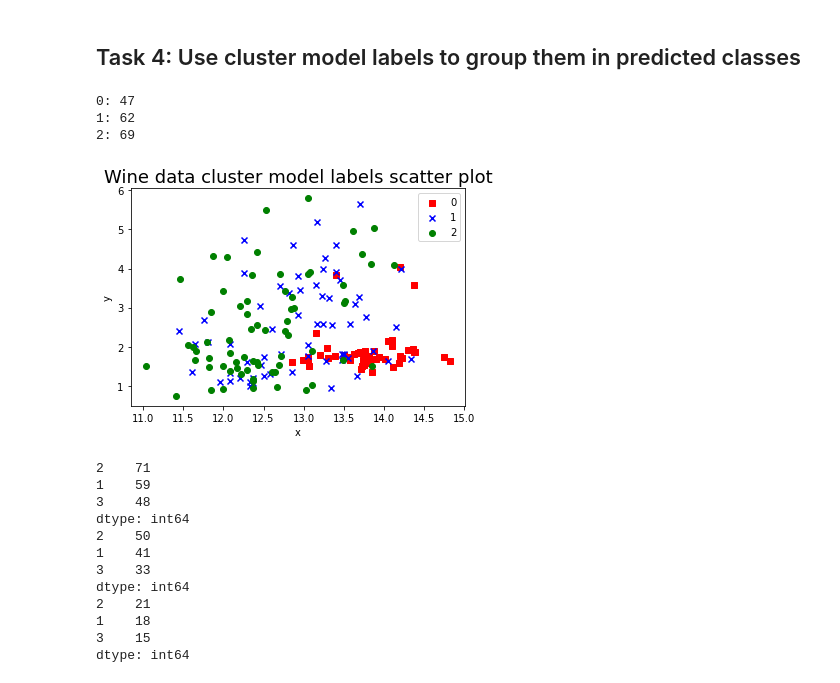
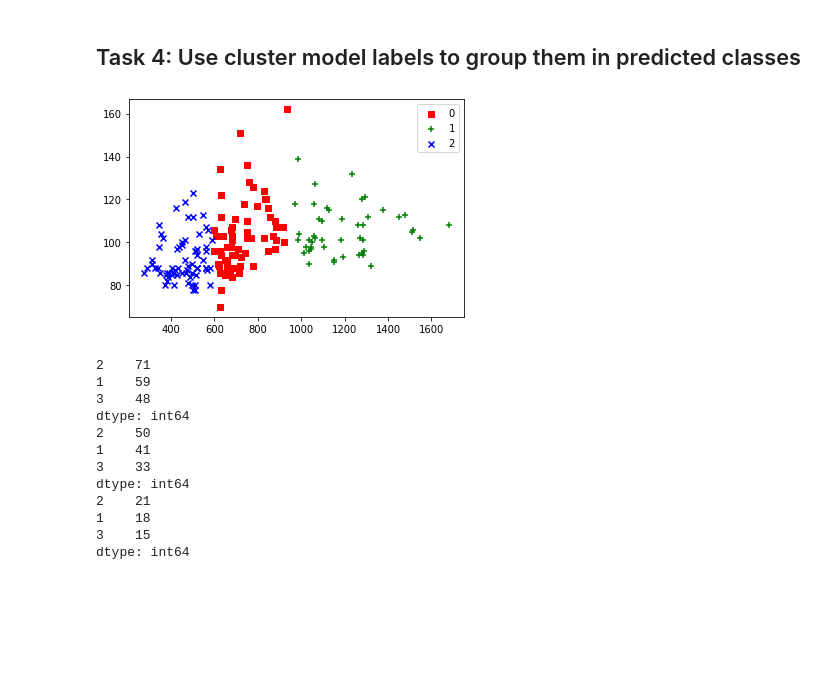
Before and after one commit to hfsuluova/CE888, a Jupyter notebook: Lab6/Lab_6_Exercise.ipynb, the cells around one changed output. Drawn from its saved outputs; the diff is of its cells as text; code cells hidden in the pictures; blank space fills up the shorter version.

```diff
--- a/Lab6/Lab_6_Exercise.ipynb
+++ b/Lab6/Lab_6_Exercise.ipynb
@@ -444,34 +408,25 @@ plt.legend(y_arr)
 # %% [markdown]
 ## Task 4: Use cluster model labels to group them in predicted classes
-# %%
-# Write your code here for task 4
-elements_count = {}
-for element in k_m.labels_:
-  if element in elements_count:
-    elements_count[element] += 1
-  else:
-    elements_count[element] = 1
-for key, value in elements_count.items():
-  print(f"{key}: {value}")
-# %% [output]
-0: 47
-1: 62
-2: 69
-# %%
-# Plot of two best principal components using y_train data
-colors = ['r', 'b', 'g']
-markers = ['s', 'x', 'o']
-plt.title("Wine data cluster model labels scatter plot", fontsize = 18)
-for l, c, m in zip(np.unique(k_m.labels_), colors, markers):
-    plt.scatter(x_arr[k_m.labels_ == l, 0],
-                x_arr[k_m.labels_ == l, 1],
-                c=c, label=l, marker=m)
-    plt.xlabel('x')
-    plt.ylabel('y')
-    plt.legend()
-    plt.savefig('WINE_LBL.png', dpi=300)
-# %% [output]
-[figure, removed]
+# %%
+# Write your code here for task 4
+
+c = ['r','g','b']
+m = ['s', '+', 'x']
+
+df_wine_new = df_wine.copy()
+df_wine_new['pred labels'] = kmeans.labels_
+
+
+for i,l in enumerate(np.unique(kmeans.labels_)):
+  plt.scatter(df_wine_new.loc[df_wine_new['pred labels'] == l, 'Proline'],
+              df_wine_new.loc[df_wine_new['pred labels'] == l,'Magnesium'],
+              c=c[i], marker=m[i],label=l)
+  plt.legend()
+
+# plt.scatter(df_wine['Proline'], df_wine['Magnesium'], c=kmeans.labels_, label=kmeans.labels_)
+# plt.legend()
+# %% [output]
+[figure, added]
 # %%
 # Now we have splitted the data into 70:30 training and test subsets, respectively.
 
```
Also changed, not shown: parts of 24 cells of this notebook.
